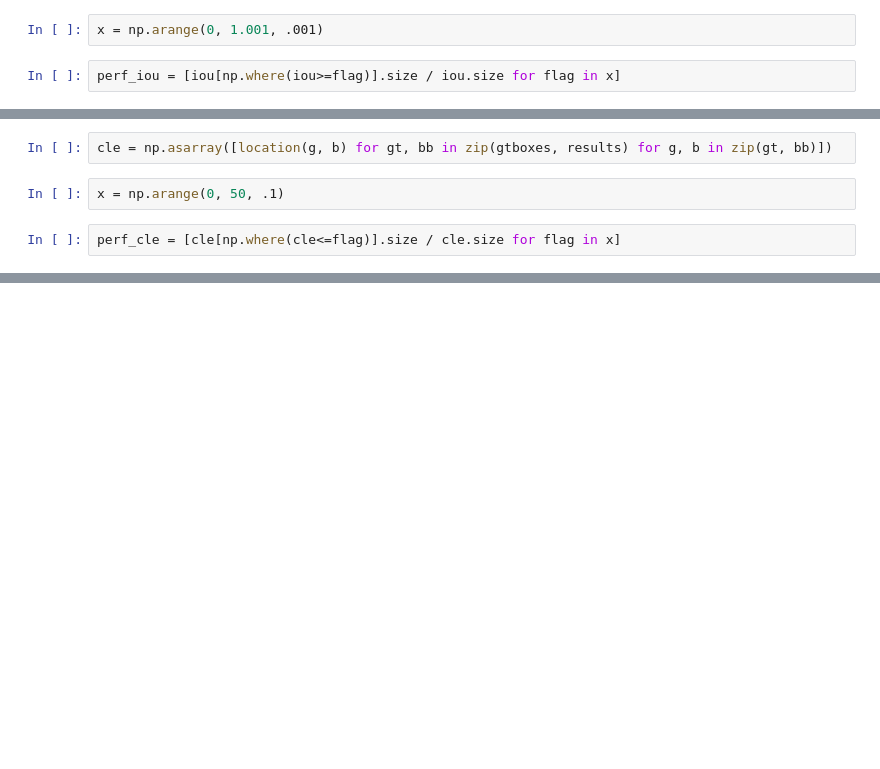
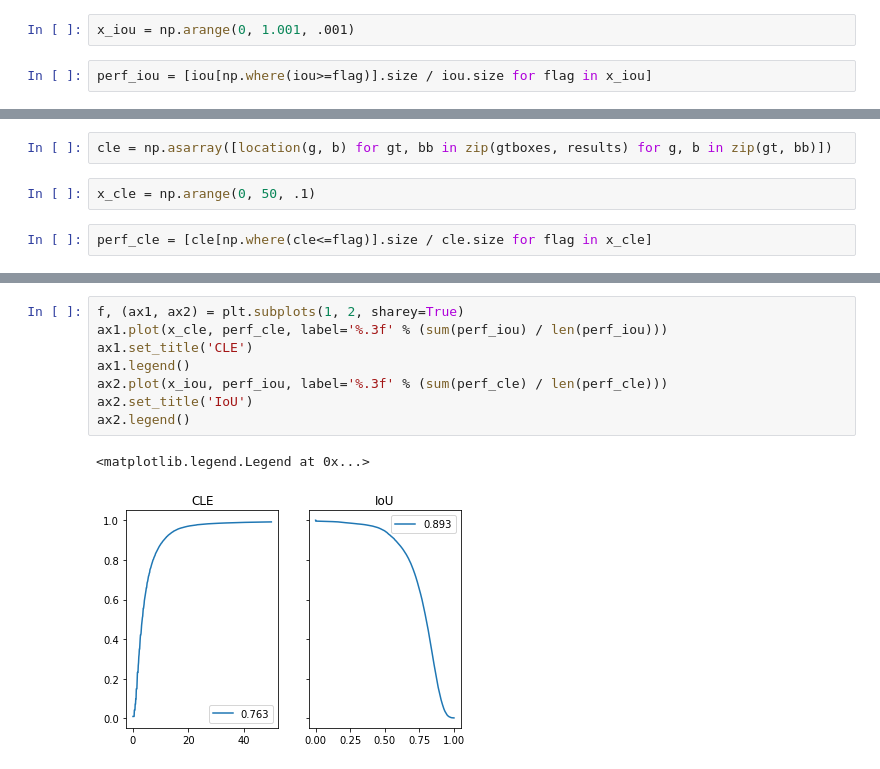
Before and after one commit to jiunbae/MOT, a Jupyter notebook: labs/Metrics.ipynb, the cells around one changed output, grey strips where cells are left out. Cells and saved outputs as stored; diff of their text form; blank space fills up the shorter version.

Commit message:
Update metric demo and graph

```diff
--- a/labs/Metrics.ipynb
+++ b/labs/Metrics.ipynb
@@ -37,7 +37,7 @@ def overlap(rect1, rect2):
 # %%
 iou = np.asarray([overlap(g, b) for gt, bb in zip(gtboxes, results) for g, b in zip(gt, bb)])
 # %%
-x = np.arange(0, 1.001, .001)
+x_iou = np.arange(0, 1.001, .001)
 # %%
-perf_iou = [iou[np.where(iou>=flag)].size / iou.size for flag in x]
+perf_iou = [iou[np.where(iou>=flag)].size / iou.size for flag in x_iou]
 # %%
@@ -49,7 +49,7 @@ plt.show()
 # %%
 cle = np.asarray([location(g, b) for gt, bb in zip(gtboxes, results) for g, b in zip(gt, bb)])
 # %%
-x = np.arange(0, 50, .1)
+x_cle = np.arange(0, 50, .1)
 # %%
-perf_cle = [cle[np.where(cle<=flag)].size / cle.size for flag in x]
+perf_cle = [cle[np.where(cle<=flag)].size / cle.size for flag in x_cle]
 # %%
@@ -58,3 +58,14 @@ plt.legend()
 plt.show()
 # %% [output]
 [figure]
+# %%
+f, (ax1, ax2) = plt.subplots(1, 2, sharey=True)
+ax1.plot(x_cle, perf_cle, label='%.3f' % (sum(perf_iou) / len(perf_iou)))
+ax1.set_title('CLE')
+ax1.legend()
+ax2.plot(x_iou, perf_iou, label='%.3f' % (sum(perf_cle) / len(perf_cle)))
+ax2.set_title('IoU')
+ax2.legend()
+# %% [output]
+<matplotlib.legend.Legend at 0x...>
+[figure, added]
```
Also changed, not shown: parts of 3 cells of this notebook.
